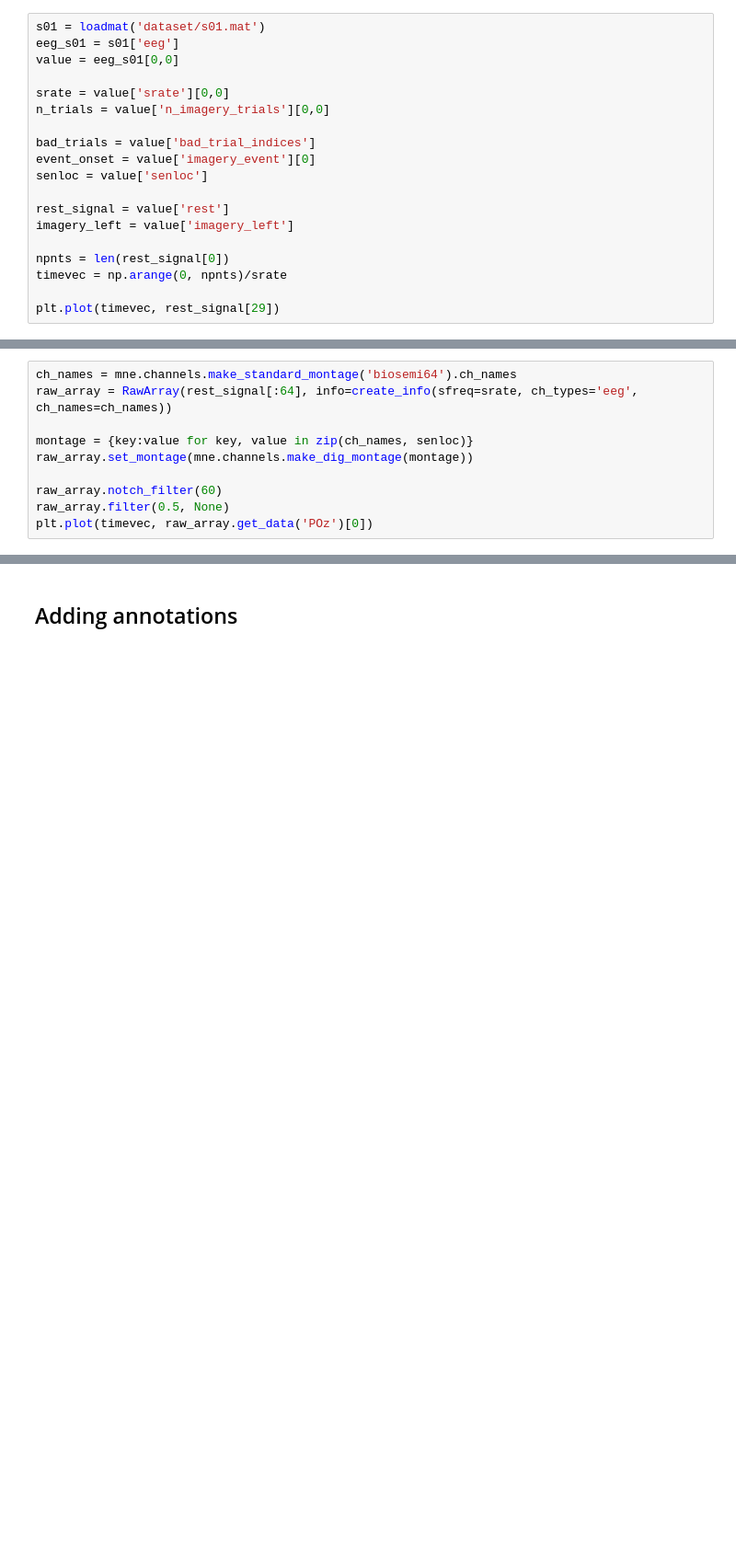
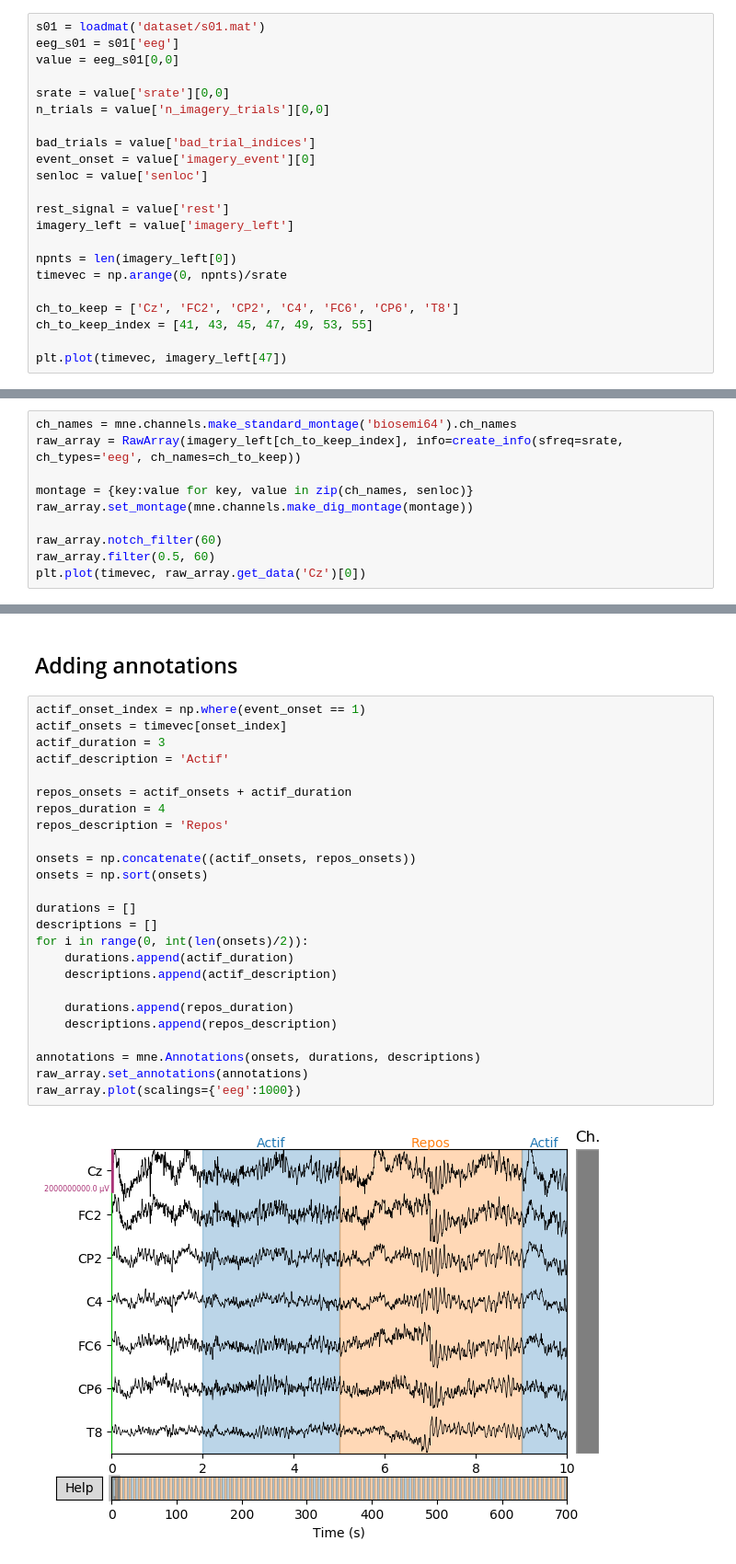
Before and after one commit to conorato/br41n-hackathon, a Jupyter notebook: Br41n.io/Br41n.io.ipynb, the cells around one changed output, grey strips where cells are left out. Shown at 92% size. Saved outputs shown, nothing was run; the diff lists cells and outputs as text; blank space fills up the shorter version.

Commit message:
ajout d'annotations

```diff
--- a/Br41n.io/Br41n.io.ipynb
+++ b/Br41n.io/Br41n.io.ipynb
@@ -27,9 +30,12 @@ senloc = value['senloc']
 rest_signal = value['rest']
 imagery_left = value['imagery_left']
 
-npnts = len(rest_signal[0])
+npnts = len(imagery_left[0])
 timevec = np.arange(0, npnts)/srate
 
-plt.plot(timevec, rest_signal[29])
+ch_to_keep = ['Cz', 'FC2', 'CP2', 'C4', 'FC6', 'CP6', 'T8']
+ch_to_keep_index = [41, 43, 45, 47, 49, 53, 55]
+
+plt.plot(timevec, imagery_left[47])
 # %% [output]
 [<matplotlib.lines.Line2D at 0x...>]
@@ -38,12 +43,12 @@ plt.plot(timevec, rest_signal[29])
 ## mne object creation
 # %%
 ch_names = mne.channels.make_standard_montage('biosemi64').ch_names
-raw_array = RawArray(rest_signal[:64], info=create_info(sfreq=srate, ch_types='eeg', ch_names=ch_names))
+raw_array = RawArray(imagery_left[ch_to_keep_index], info=create_info(sfreq=srate, ch_types='eeg', ch_names=ch_to_keep))
 
 montage = {key:value for key, value in zip(ch_names, senloc)}
 raw_array.set_montage(mne.channels.make_dig_montage(montage))
 
 raw_array.notch_filter(60)
-raw_array.filter(0.5, None)
-plt.plot(timevec, raw_array.get_data('POz')[0])
+raw_array.filter(0.5, 60)
+plt.plot(timevec, raw_array.get_data('Cz')[0])
 # %% [output]
@@ -78,2 +75,29 @@ Designing a one-pass, zero-phase, non-causal highpass filter:
 # %% [markdown]
 ## Adding annotations
+# %%
+actif_onset_index = np.where(event_onset == 1)
+actif_onsets = timevec[onset_index]
+actif_duration = 3
+actif_description = 'Actif'
+
+repos_onsets = actif_onsets + actif_duration
+repos_duration = 4
+repos_description = 'Repos'
+
+onsets = np.concatenate((actif_onsets, repos_onsets))
+onsets = np.sort(onsets)
+
+durations = []
+descriptions = []
+for i in range(0, int(len(onsets)/2)):
+    durations.append(actif_duration)
+    descriptions.append(actif_description)
+
+    durations.append(repos_duration)
+    descriptions.append(repos_description)
+
+annotations = mne.Annotations(onsets, durations, descriptions)
+raw_array.set_annotations(annotations)
+raw_array.plot(scalings={'eeg':1000})
+# %% [output]
+[figure, added]
```
Also changed, not shown: parts of 6 cells of this notebook.
